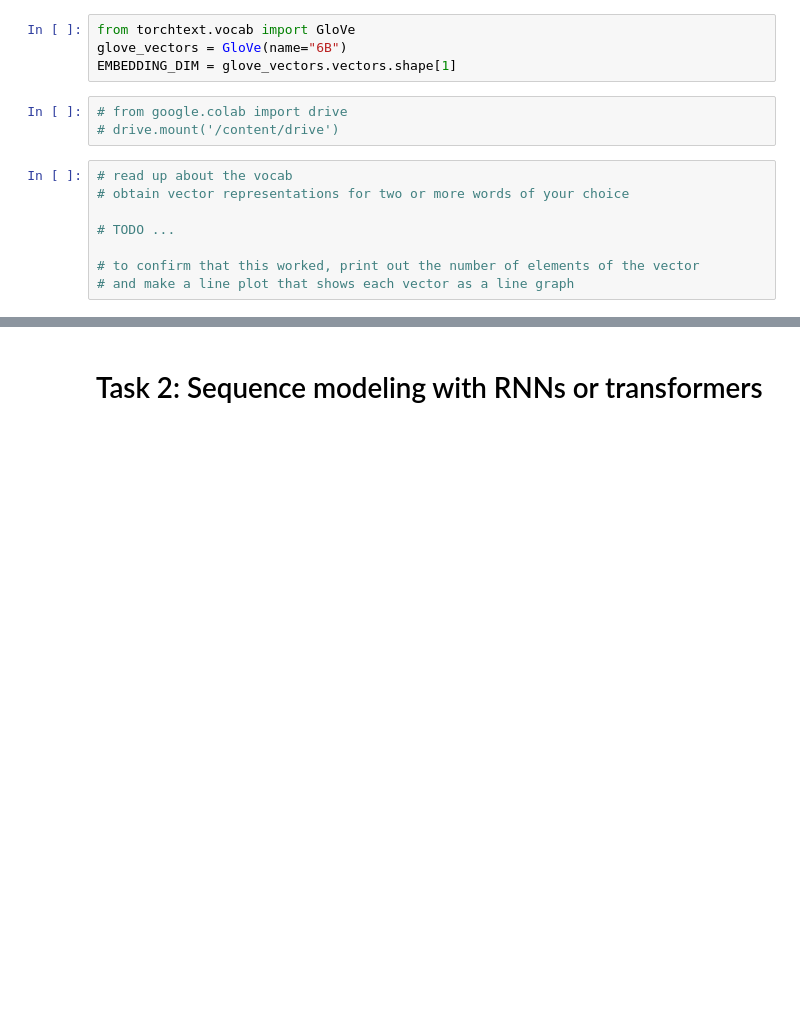
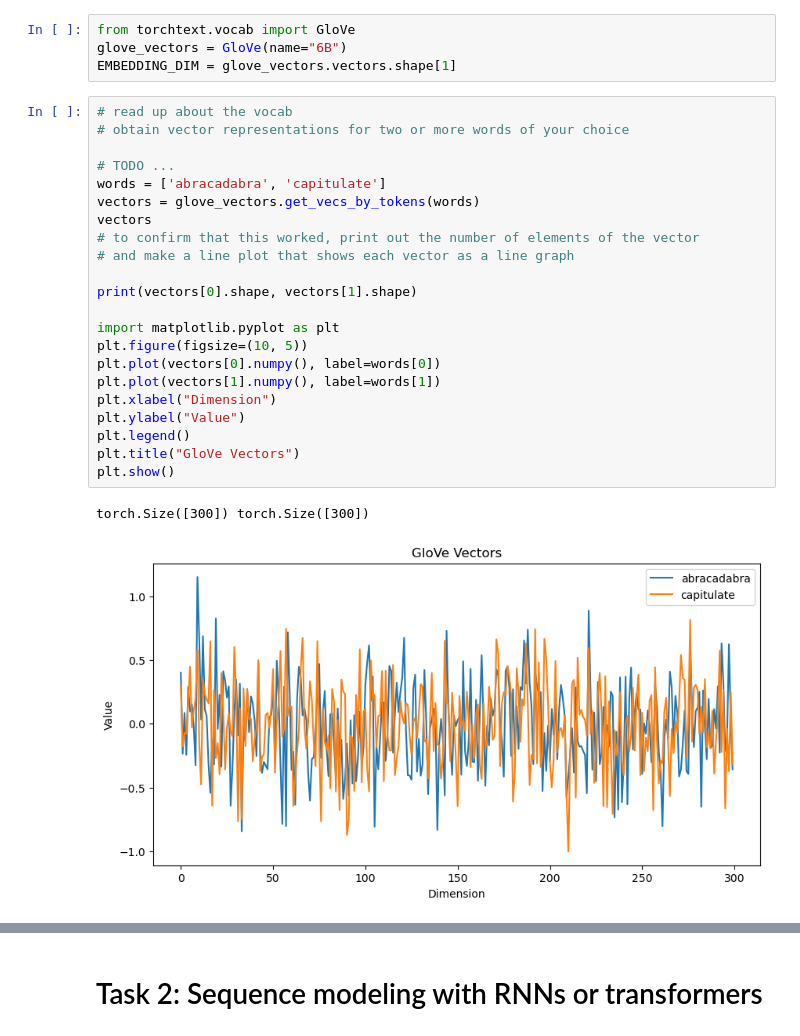
Before and after one commit to MichaelKuby/CMPT733_DataScience, a Jupyter notebook: A10/A10.ipynb, the cells around one changed output, grey strips where cells are left out. Drawn from its saved outputs; the diff is of its cells as text; blank space fills up the shorter version.

```diff
--- a/A10/A10.ipynb
+++ b/A10/A10.ipynb
@@ -90,16 +100,30 @@ Word embeddings are mappings between words and multi-dimensional vectors, where
 from torchtext.vocab import GloVe
 glove_vectors = GloVe(name="6B")
 EMBEDDING_DIM = glove_vectors.vectors.shape[1]
-# %%
-# from google.colab import drive
-# drive.mount('/content/drive')
 # %%
 # read up about the vocab
 # obtain vector representations for two or more words of your choice
 
 # TODO ...
-
+words = ['abracadabra', 'capitulate']
+vectors = glove_vectors.get_vecs_by_tokens(words)
+vectors
 # to confirm that this worked, print out the number of elements of the vector
 # and make a line plot that shows each vector as a line graph
+
+print(vectors[0].shape, vectors[1].shape)
+
+import matplotlib.pyplot as plt
+plt.figure(figsize=(10, 5))
+plt.plot(vectors[0].numpy(), label=words[0])
+plt.plot(vectors[1].numpy(), label=words[1])
+plt.xlabel("Dimension")
+plt.ylabel("Value")
+plt.legend()
+plt.title("GloVe Vectors")
+plt.show()
+# %% [output]
+torch.Size([300]) torch.Size([300])
+[figure, added]
 # %%
 # determine the 10 words that are closest in the embedding to the first word vector your produced above
```
Also changed, not shown: parts of 11 cells of this notebook.
